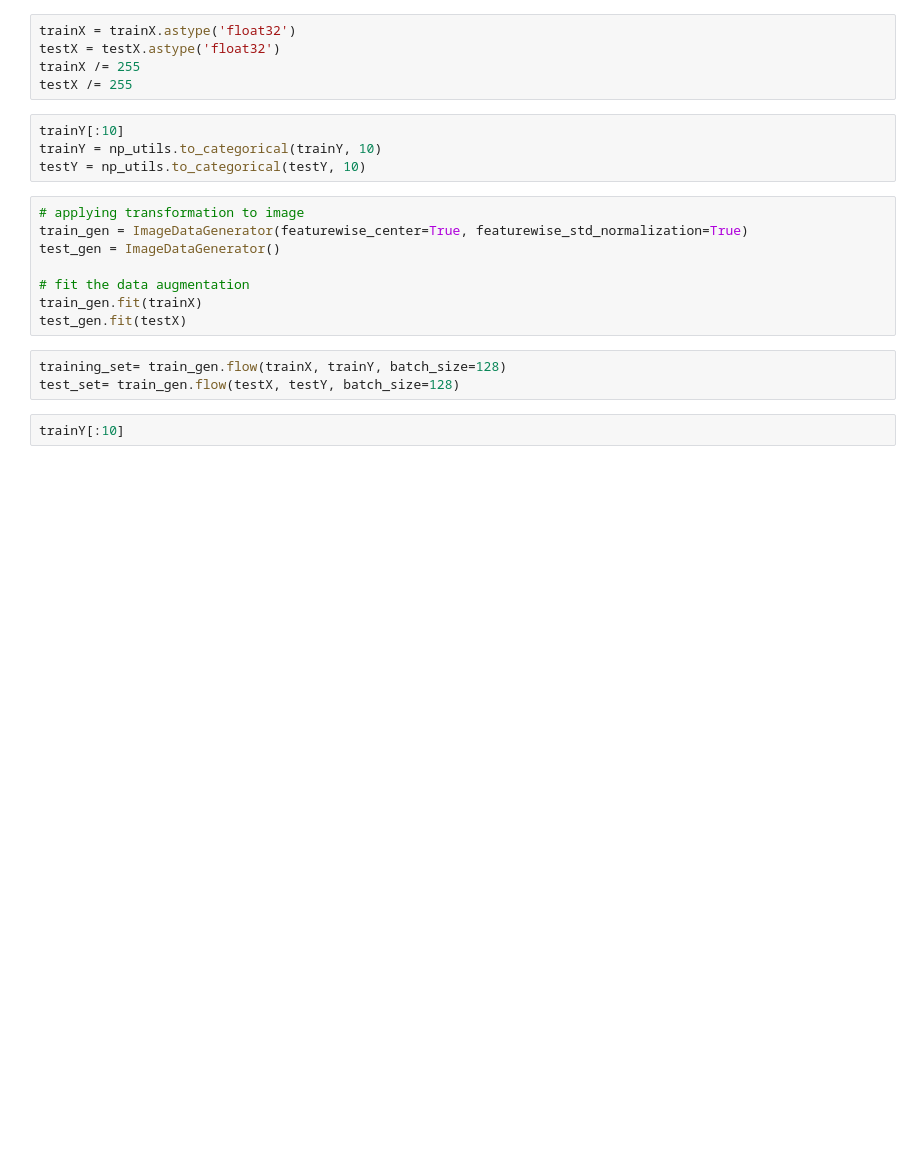
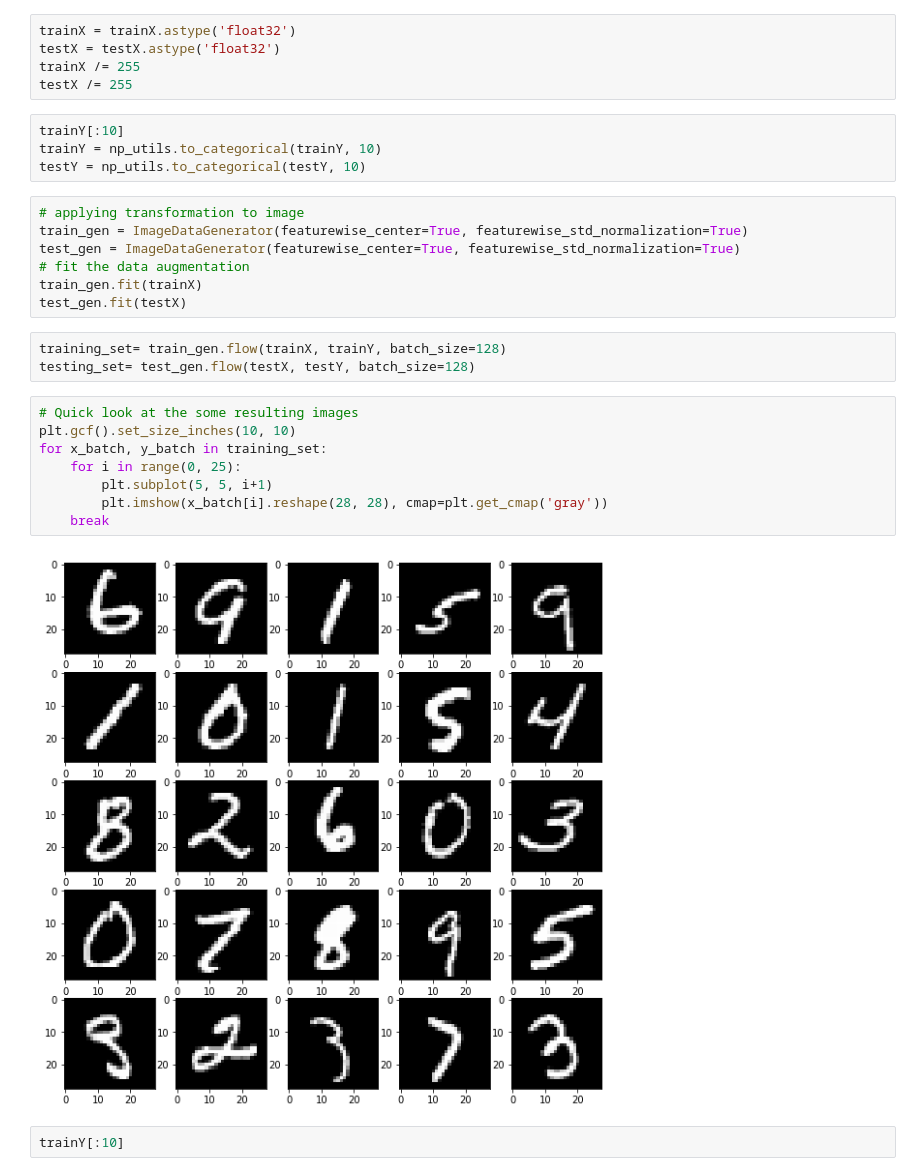
Before and after one commit to gkdivya/ComputerVisionAI, a Jupyter notebook: Batch Normalization & Regularization/NormalizationAndRegularizationOnMNIST.ipynb, the cells around one changed output. Saved outputs shown, nothing was run; the diff lists cells and outputs as text; blank space fills up the shorter version.

```diff
--- a/Batch Normalization & Regularization/NormalizationAndRegularizationOnMNIST.ipynb
+++ b/Batch Normalization & Regularization/NormalizationAndRegularizationOnMNIST.ipynb
@@ -66,14 +72,23 @@ testY = np_utils.to_categorical(testY, 10)
 # %%
 # applying transformation to image
 train_gen = ImageDataGenerator(featurewise_center=True, featurewise_std_normalization=True)
-test_gen = ImageDataGenerator()
-
+test_gen = ImageDataGenerator(featurewise_center=True, featurewise_std_normalization=True)
 # fit the data augmentation
 train_gen.fit(trainX)
 test_gen.fit(testX)
 # %%
 training_set= train_gen.flow(trainX, trainY, batch_size=128)
-test_set= train_gen.flow(testX, testY, batch_size=128)
+testing_set= test_gen.flow(testX, testY, batch_size=128)
+# %%
+# Quick look at the some resulting images
+plt.gcf().set_size_inches(10, 10)
+for x_batch, y_batch in training_set:
+    for i in range(0, 25):
+        plt.subplot(5, 5, i+1)
+        plt.imshow(x_batch[i].reshape(28, 28), cmap=plt.get_cmap('gray'))
+    break
+# %% [output]
+[figure, added]
 # %%
 trainY[:10]
 # %% [output]
```
Also changed, not shown: parts of 11 cells of this notebook.
